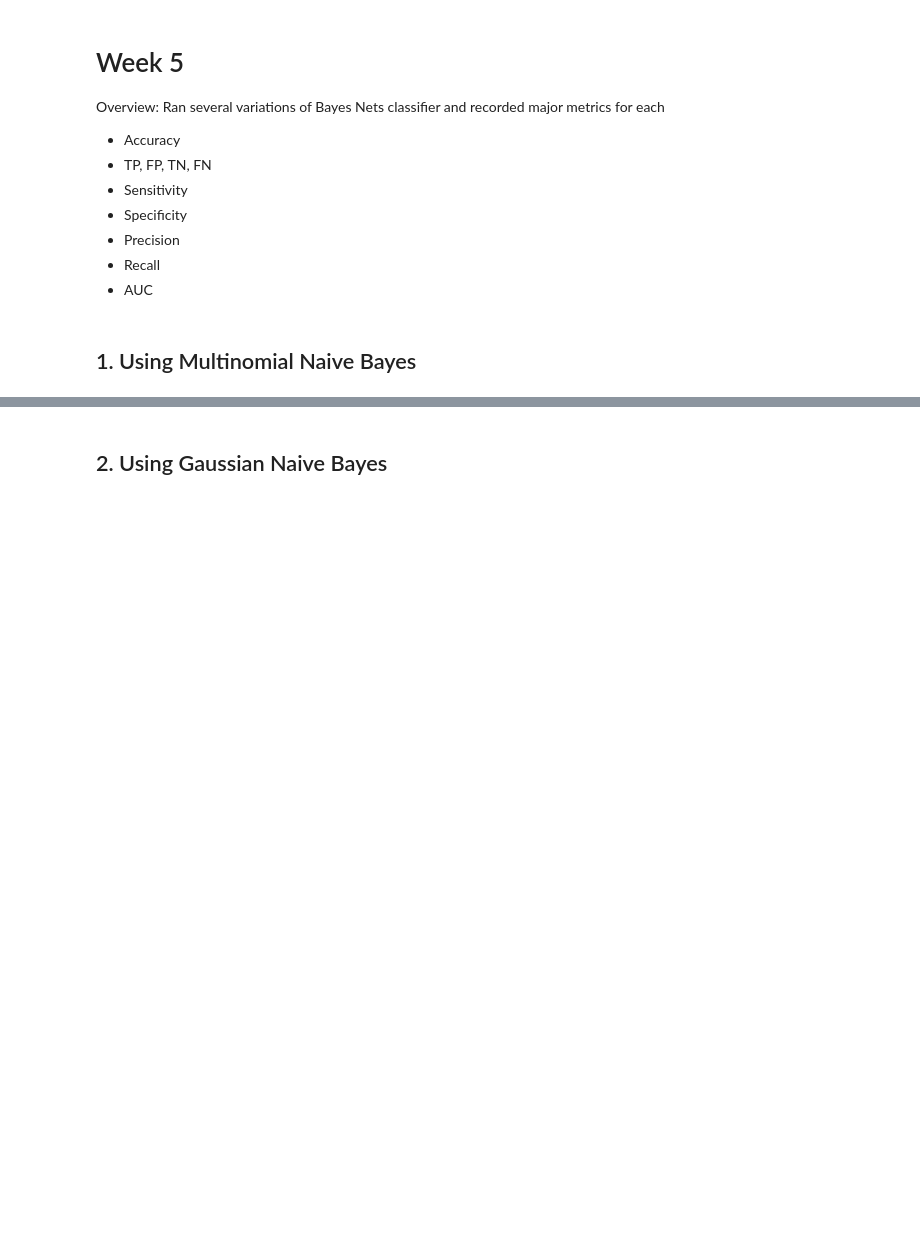
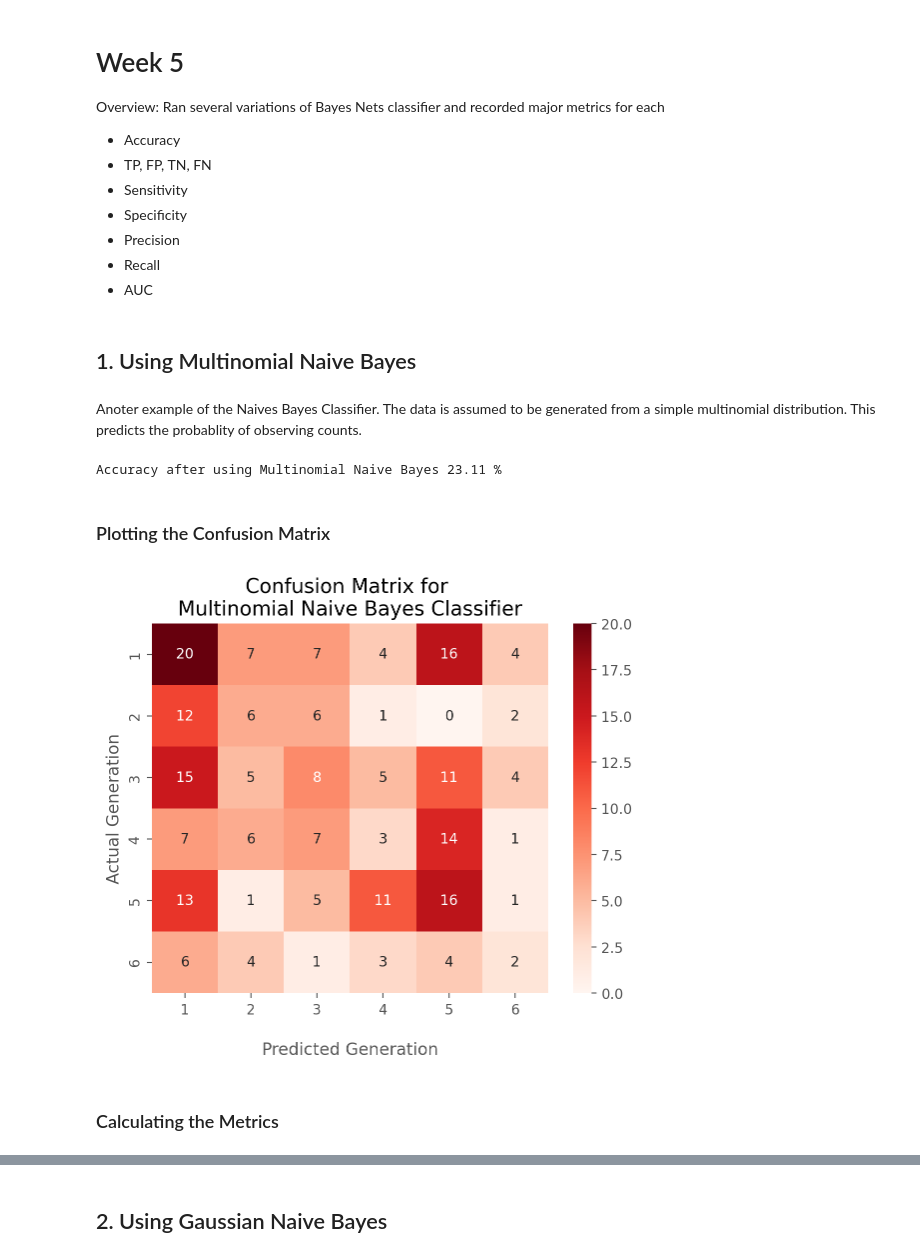
Before and after one commit to AAMAB/F21DL, a Jupyter notebook: Group17 Gen.ipynb, the cells around one changed output, grey strips where cells are left out. Cells and saved outputs as stored; diff of their text form; code cells hidden in the pictures; blank space fills up the shorter version.

```diff
--- a/Group17 Gen.ipynb
+++ b/Group17 Gen.ipynb
@@ -628,3 +628,49 @@ Overview: Ran several variations of Bayes Nets classifier and recorded major met
 - AUC
 # %% [markdown]
 ## 1. Using Multinomial Naive Bayes
+# %% [markdown]
+Anoter example of the Naives Bayes Classifier. The data is assumed to be generated from a simple multinomial distribution. This predicts the probablity of observing counts.
+# %%
+# to convert the content of each string into a vector of numbers
+from sklearn.neighbors import KNeighborsClassifier
+
+from sklearn.model_selection import train_test_split
+
+from sklearn.naive_bayes import MultinomialNB
+from sklearn.pipeline import make_pipeline
+
+X = pokemon.drop(['Generation'], axis=1)
+y = pokemon['Generation']
+
+X_train, X_test, y_train, y_test = train_test_split(X, y, test_size=0.33, shuffle=True)
+
+model = KNeighborsClassifier()
+model.fit(X_train, y_train)
+predicted = model.predict(X_test)
+
+accuracy = accuracy_score(y_test, predicted)
+print("Accuracy after using Multinomial Naive Bayes", round(accuracy * 100, 2), "%")
+# %% [output]
+Accuracy after using Multinomial Naive Bayes 23.11 %
+# %% [markdown]
+### Plotting the Confusion Matrix
+# %%
+# Plotting the confusion matrix
+matrix = confusion_matrix(y_test, predicted)
+
+ax = sns.heatmap(matrix, annot=True, cmap='Reds')
+
+ax.set_title('Confusion Matrix for \nMultinomial Naive Bayes Classifier');
+ax.set_xlabel('\nPredicted Generation')
+ax.set_ylabel('Actual Generation');
+
+# ticket labels - list must be in numerical order
+ax.xaxis.set_ticklabels(range(1,7))
+ax.yaxis.set_ticklabels(range(1,7))
+
+# display the visualization of the Confusion Matrix.
+plt.show()
+# %% [output]
+[figure, added]
+# %% [markdown]
+### Calculating the Metrics
```
Also changed, not shown: parts of 9 cells of this notebook.
